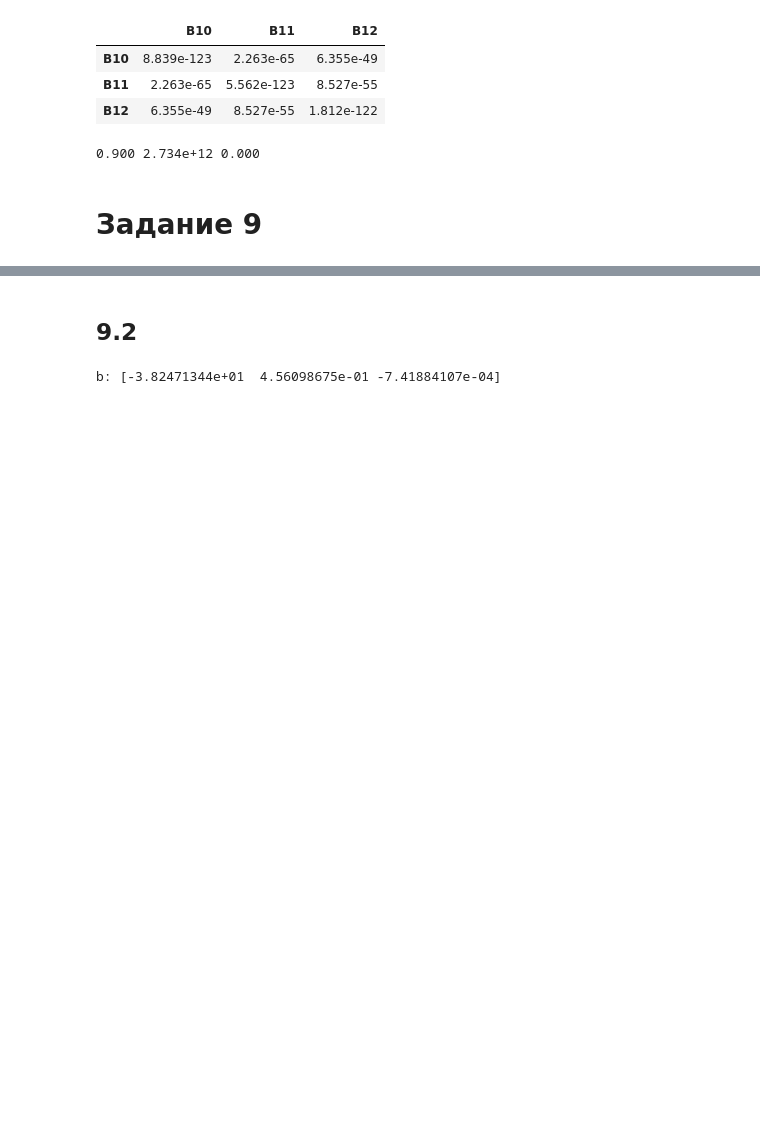
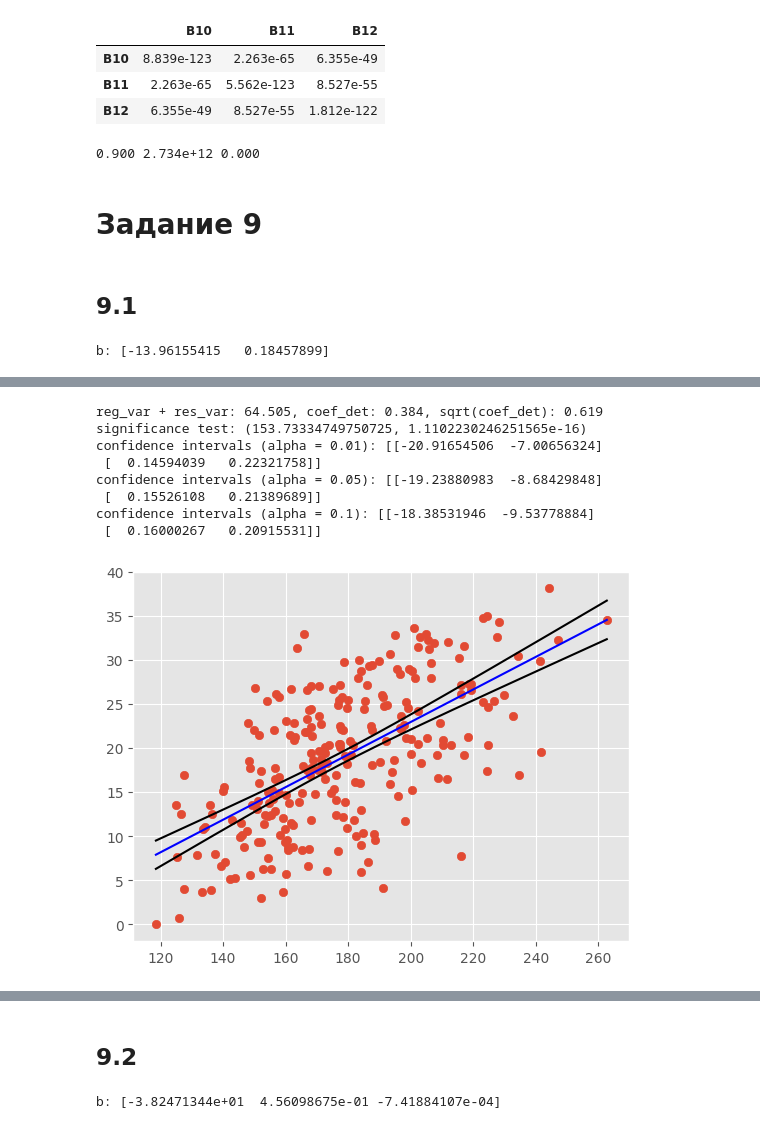
Before and after one commit to litc0x3B/Stats-Labs, a Jupyter notebook: HW.ipynb, the cells around one changed output, grey strips where cells are left out. Cells and saved outputs as stored; diff of their text form; code cells hidden in the pictures; blank space fills up the shorter version.

```diff
--- a/HW.ipynb
+++ b/HW.ipynb
@@ -602,3 +621,25 @@ Y = data.B2.to_numpy()
 indecies_to_delete = np.bitwise_or(X > 300, Y > 39).nonzero()
 X = np.delete(X, indecies_to_delete)
 Y = np.delete(Y, indecies_to_delete)
+# %% [markdown]
+## 9.1
+# %%
+funcs = [lambda x: np.ones_like(x), lambda x: x]
+b = lin_regr(funcs, X, Y)
+print('b:', b)
+
+display_coefs(funcs, X, Y, b)
+
+x = np.linspace(X.min(), X.max(), 1000)
+plt.scatter(X, Y)
+plt.plot(x, func(funcs, b, x), color='blue')
+
+low, high = conf_int_func(funcs, X, Y, b, 0.1, x)
+plt.plot(x, low, color='black')
+plt.plot(x, high, color='black')
+print("significance test:", b_significance(func(funcs, b, X), len(b), Y))
+alphas = [0.01, 0.05, 0.1]
+for alpha in alphas:
+    print(f"confidence intervals (alpha = {alpha}):", conf_int_b(funcs, X, Y, b, alpha))
+# %% [output]
+b: [-13.96155415   0.18457899]
@@ -604,0 +650,9 @@ Y = np.delete(Y, indecies_to_delete)
+reg_var + res_var: 64.505, coef_det: 0.384, sqrt(coef_det): 0.619
+significance test: (153.73334749750725, 1.1102230246251565e-16)
+confidence intervals (alpha = 0.01): [[-20.91654506  -7.00656324]
+ [  0.14594039   0.22321758]]
+confidence intervals (alpha = 0.05): [[-19.23880983  -8.68429848]
+ [  0.15526108   0.21389689]]
+confidence intervals (alpha = 0.1): [[-18.38531946  -9.53778884]
+ [  0.16000267   0.20915531]]
+[figure, added]
```
Also changed, not shown: parts of 16 cells of this notebook.
